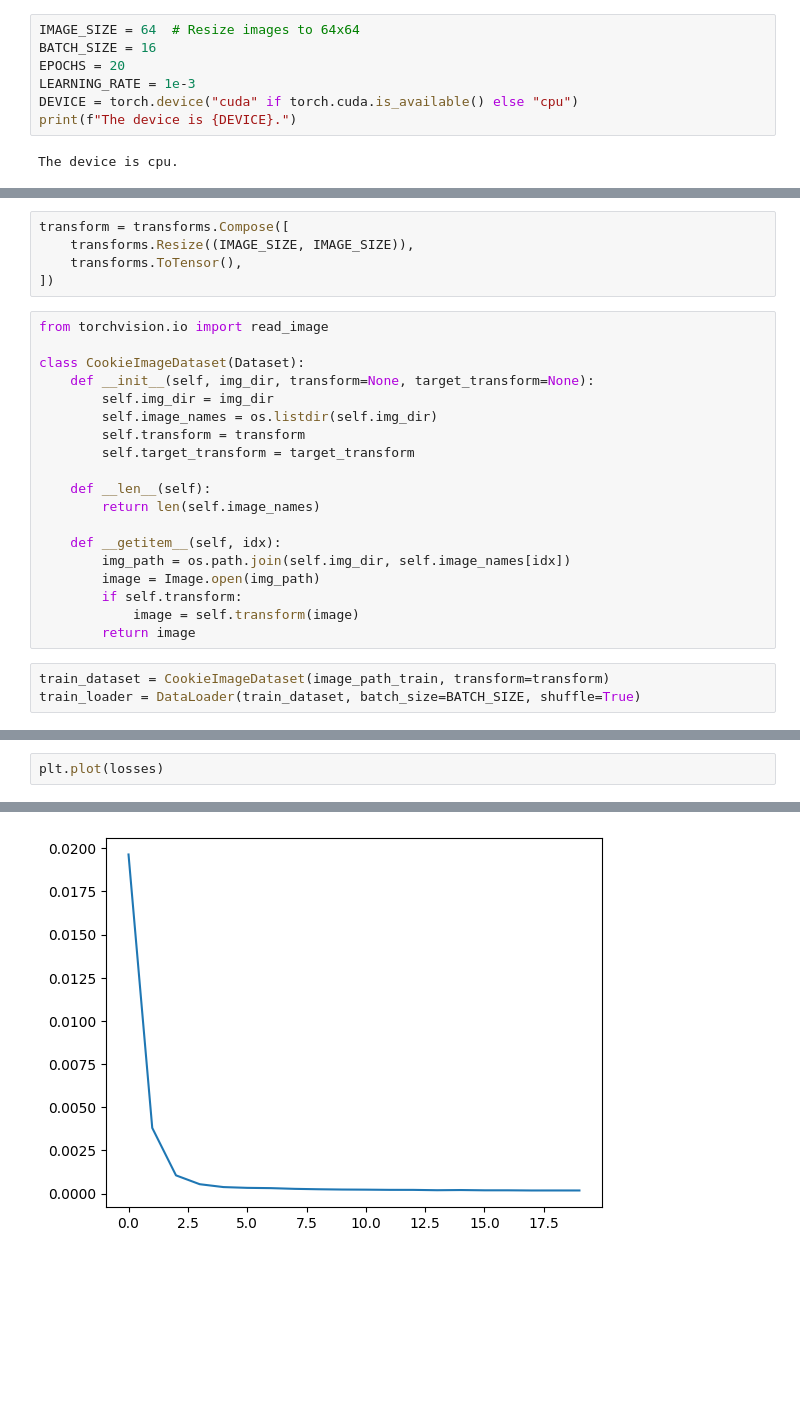
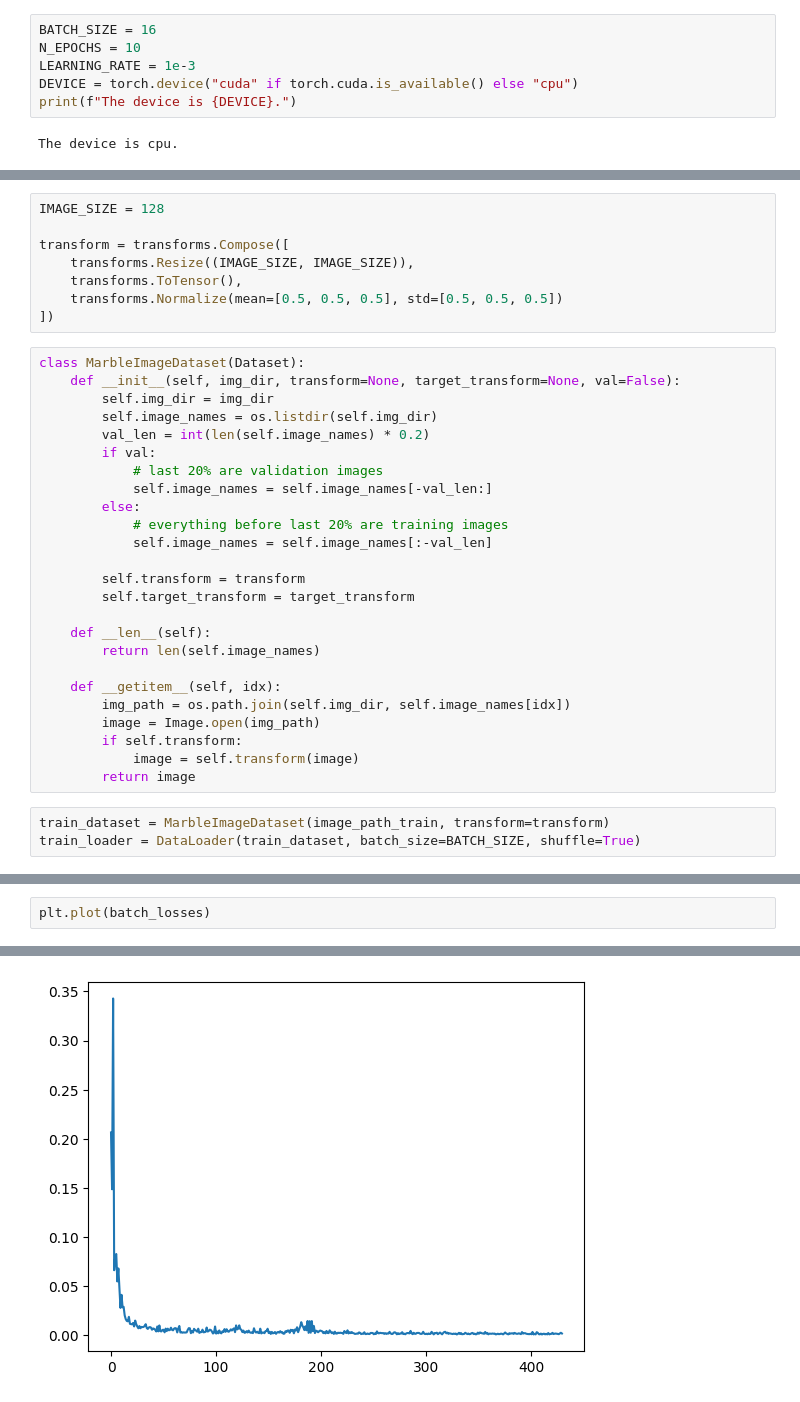
Before and after one commit to Grog4r/Convolutional-Auto-Encoder-on-Marble-Dataset, a Jupyter notebook: encoder.ipynb, the cells around one changed output, grey strips where cells are left out. Cells and saved outputs as stored; diff of their text form; blank space fills up the shorter version.

```diff
--- a/encoder.ipynb
+++ b/encoder.ipynb
@@ -19,7 +14,6 @@ image_path_nok = "marble/test/crack/"
 # %%
-IMAGE_SIZE = 64  # Resize images to 64x64
 BATCH_SIZE = 16
-EPOCHS = 20
+N_EPOCHS = 10
 LEARNING_RATE = 1e-3
 DEVICE = torch.device("cuda" if torch.cuda.is_available() else "cpu")
 print(f"The device is {DEVICE}.")
@@ -53,15 +100,24 @@ class Autoencoder(nn.Module):
 # %%
+IMAGE_SIZE = 128
+
 transform = transforms.Compose([
     transforms.Resize((IMAGE_SIZE, IMAGE_SIZE)),
     transforms.ToTensor(),
+    transforms.Normalize(mean=[0.5, 0.5, 0.5], std=[0.5, 0.5, 0.5])
 ])
 # %%
-from torchvision.io import read_image
-
-class CookieImageDataset(Dataset):
-    def __init__(self, img_dir, transform=None, target_transform=None):
+class MarbleImageDataset(Dataset):
+    def __init__(self, img_dir, transform=None, target_transform=None, val=False):
         self.img_dir = img_dir
         self.image_names = os.listdir(self.img_dir)
+        val_len = int(len(self.image_names) * 0.2)
+        if val:
+            # last 20% are validation images
+            self.image_names = self.image_names[-val_len:]
+        else:
+            # everything before last 20% are training images
+            self.image_names = self.image_names[:-val_len]
+
         self.transform = transform
         self.target_transform = target_transform
 
@@ -75,5 +131,5 @@ class CookieImageDataset(Dataset):
             image = self.transform(image)
         return image
 # %%
-train_dataset = CookieImageDataset(image_path_train, transform=transform)
+train_dataset = MarbleImageDataset(image_path_train, transform=transform)
 train_loader = DataLoader(train_dataset, batch_size=BATCH_SIZE, shuffle=True)
@@ -122,5 +179,5 @@ Epoch [20/20], Loss: 0.000177
 # %%
-plt.plot(losses)
+plt.plot(batch_losses)
 # %% [output]
 [<matplotlib.lines.Line2D at 0x...>]
-[figure, old version]
+[figure, new version]
```
Also changed, not shown: parts of 21 cells of this notebook, 2 other files.
